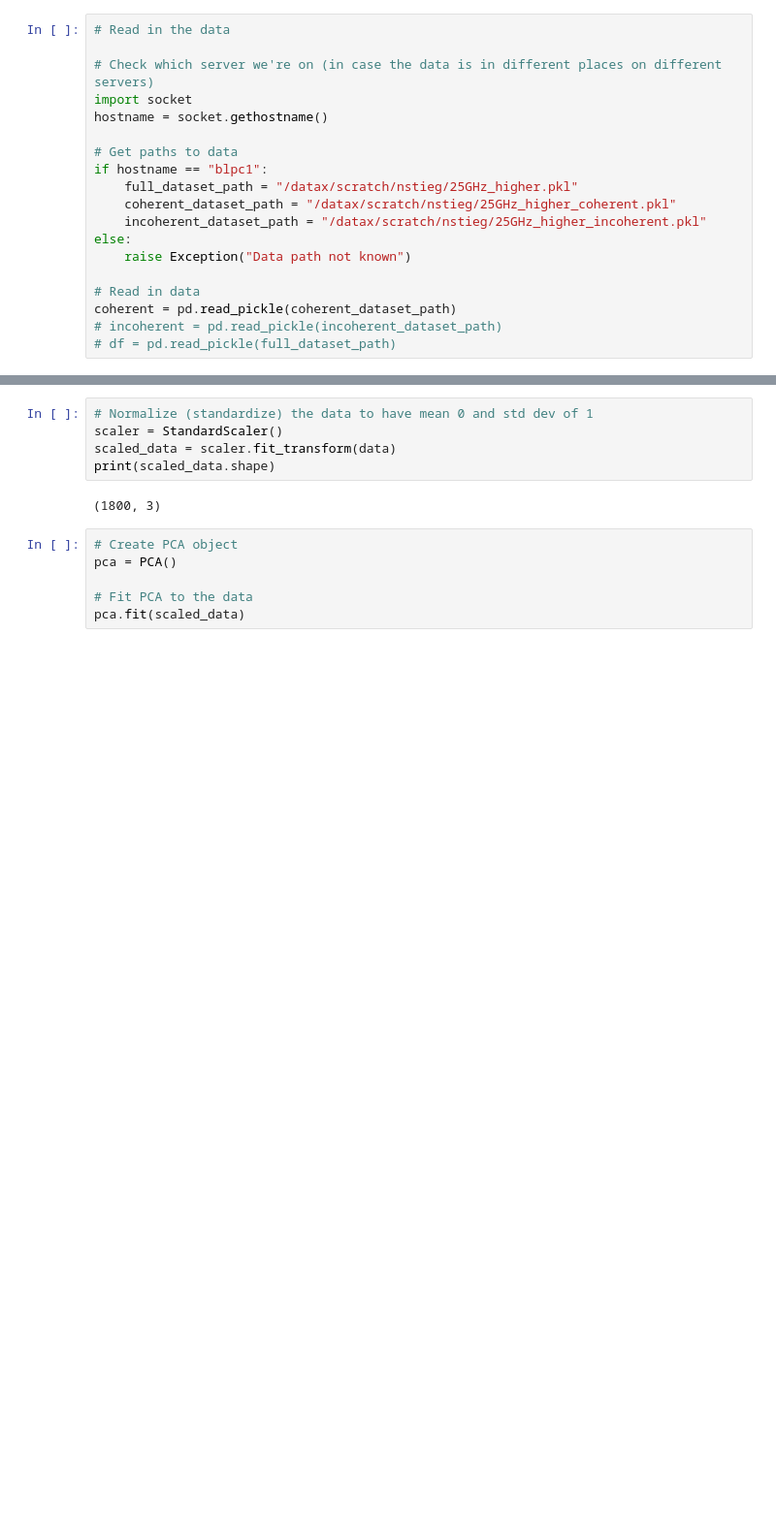
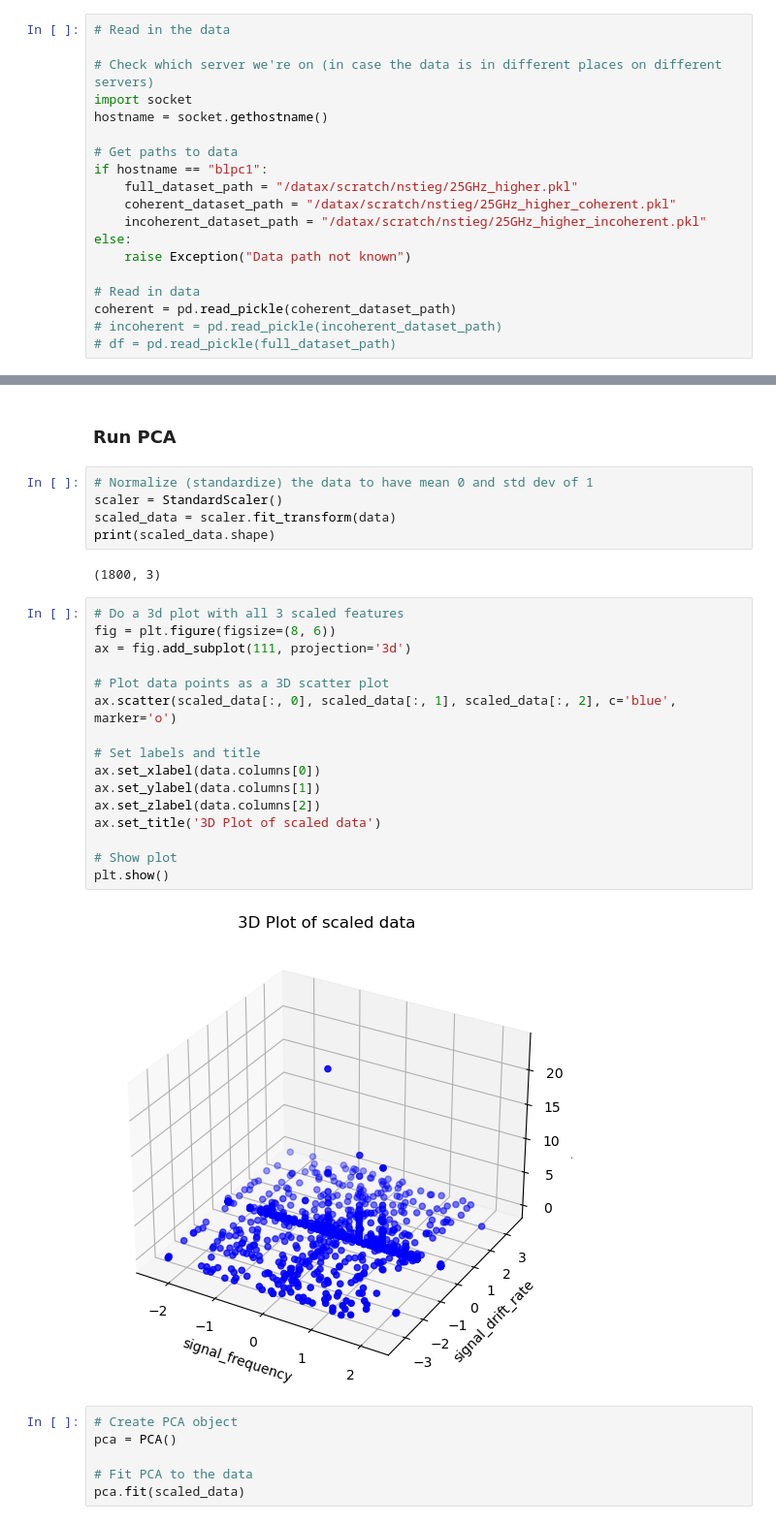
Before and after one commit to talonmyburgh/BL-COSMIC-HighFreq-Search, a Jupyter notebook: pca_exploration/pca_single_time_reduced.ipynb, the cells around one changed output, grey strips where cells are left out. Shown at 97% size. Cells and saved outputs as stored; diff of their text form; blank space fills up the shorter version.

```diff
--- a/pca_exploration/pca_single_time_reduced.ipynb
+++ b/pca_exploration/pca_single_time_reduced.ipynb
@@ -59,3 +86,5 @@ data.plot.scatter("signal_frequency", "signal_drift_rate")
+# %% [markdown]
+### Run PCA
 # %%
 # Normalize (standardize) the data to have mean 0 and std dev of 1
 scaler = StandardScaler()
@@ -63,6 +92,24 @@ scaled_data = scaler.fit_transform(data)
 print(scaled_data.shape)
 # %% [output]
 (1800, 3)
+# %%
+# Do a 3d plot with all 3 scaled features
+fig = plt.figure(figsize=(8, 6))
+ax = fig.add_subplot(111, projection='3d')
+
+# Plot data points as a 3D scatter plot
+ax.scatter(scaled_data[:, 0], scaled_data[:, 1], scaled_data[:, 2], c='blue', marker='o')
+
+# Set labels and title
+ax.set_xlabel(data.columns[0])
+ax.set_ylabel(data.columns[1])
+ax.set_zlabel(data.columns[2])
+ax.set_title('3D Plot of scaled data')
+
+# Show plot
+plt.show()
+# %% [output]
+[figure, added]
 # %%
 # Create PCA object
 pca = PCA()
```
Also changed, not shown: parts of 18 cells of this notebook, 41 other files.
